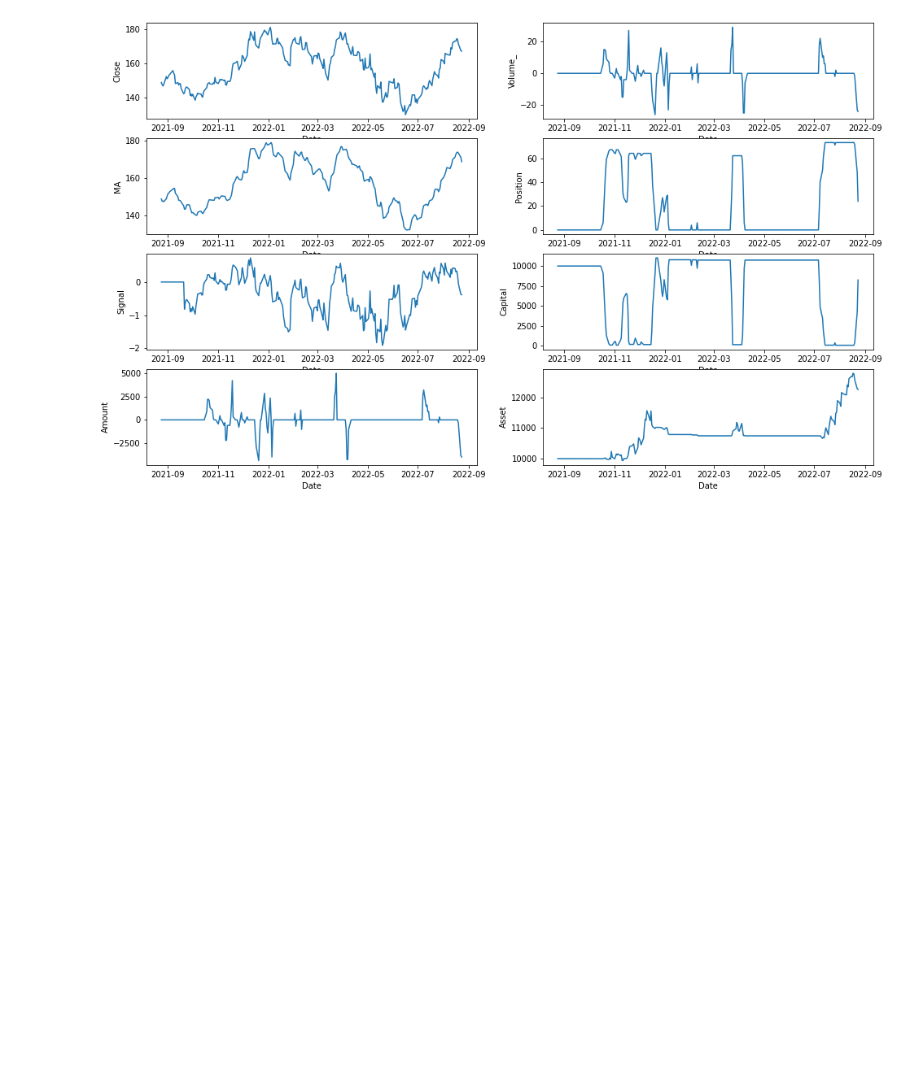
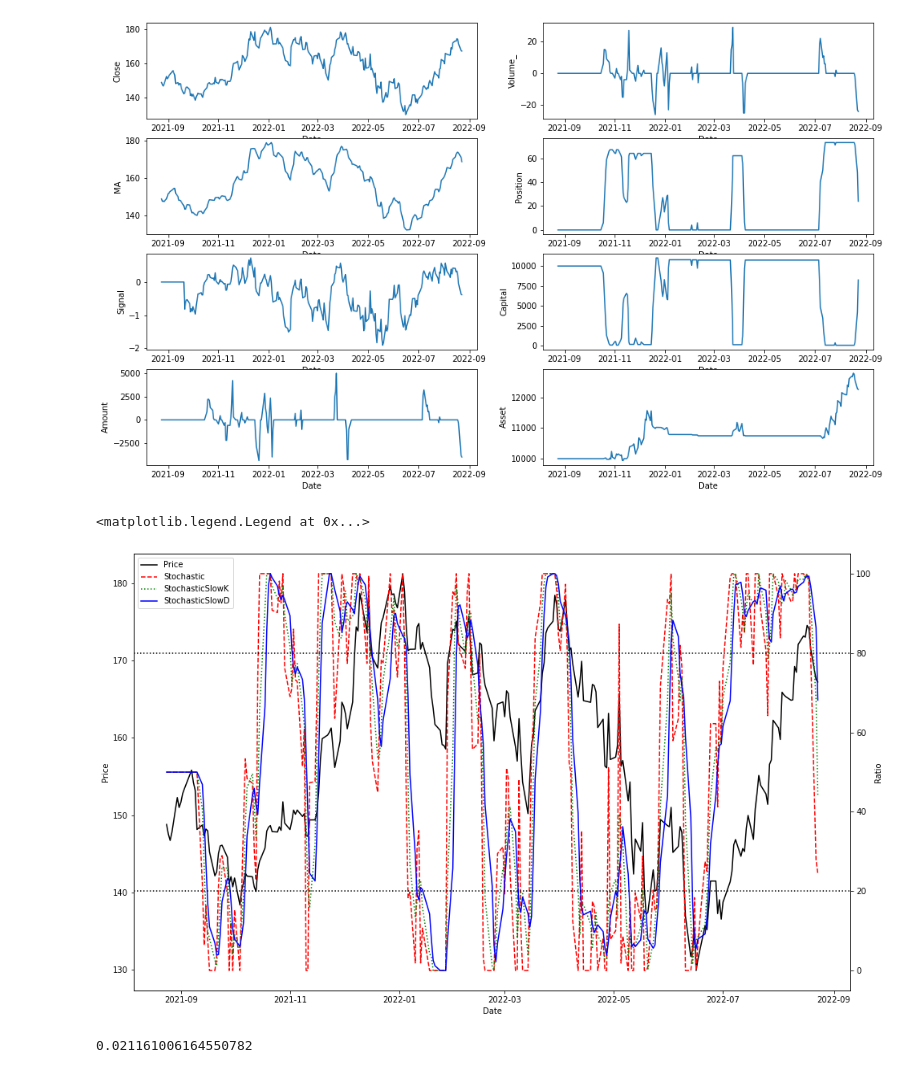
Before and after one commit to panda5176/quantata, a Jupyter notebook: examples/examples.ipynb, the cells around one changed output. Saved outputs shown, nothing was run; the diff lists cells and outputs as text; code cells hidden in the pictures; blank space fills up the shorter version.

Commit message:
stochastic

```diff
--- a/examples/examples.ipynb
+++ b/examples/examples.ipynb
@@ -177,3 +177,37 @@ sns.lineplot(data=df, x="Date", y="Asset", ax=axes[3][1])
 # %% [output]
 <AxesSubplot:xlabel='Date', ylabel='Asset'>
 [figure]
+# %%
+df["Stochastic"] = calc_stochastic(df.Close, 14)
+df["StochasticSlowK"], df["StochasticSlowD"] = calc_stochastic_slow(df.Close, 14, 3, 3)
+# %%
+df_new = df[["Stochastic", "StochasticSlowK", "StochasticSlowD"]].stack().reset_index()
+df_new.columns = ["Date", "RatioName", "Ratio"]
+plt.subplots(figsize=(16, 10))
+ax1 = sns.lineplot(data=df, x="Date", y="Close", legend=False, color="k")
+plt.ylabel("Price")
+ax2 = ax1.twinx()
+sns.lineplot(
+    data=df_new, x="Date", y="Ratio", hue="RatioName", legend=False,
+    palette={"Stochastic": "r", "StochasticSlowK": "g", "StochasticSlowD": "b"}, ax=ax2
+)
+ax2.axhline(y=80, color='k', linestyle=":")
+ax2.axhline(y=20, color='k', linestyle=":")
+ax2.lines[0].set_linestyle("--")
+ax2.lines[1].set_linestyle(":")
+plt.legend(handles=[
+    Line2D([0], [0], label="Price", color="k"),
+    Line2D([0], [0], label="Stochastic", color="r", linestyle="--"),
+    Line2D([0], [0], label="StochasticSlowK", color="g", linestyle=":"),
+    Line2D([0], [0], label="StochasticSlowD", color="b"),
+])
+# %% [output]
+<matplotlib.legend.Legend at 0x...>
+[figure, added]
+# %%
+df["Signal"] = calc_signal(df.StochasticSlowK, 20, 80, buy_at_high_ratio=False)
+df["Amount"], df["Volume_"], df["Fee"], df["Position"], df["Capital"] = simulate(df.Close, df.Signal, INIT_CAP)
+df["Asset"] = calc_asset(df.Close, df.Position, df.Capital)
+print(calc_return(df.Asset))
+# %% [output]
+0.021161006164550782
```
Also changed, not shown: parts of 6 cells of this notebook, 1 other file.
